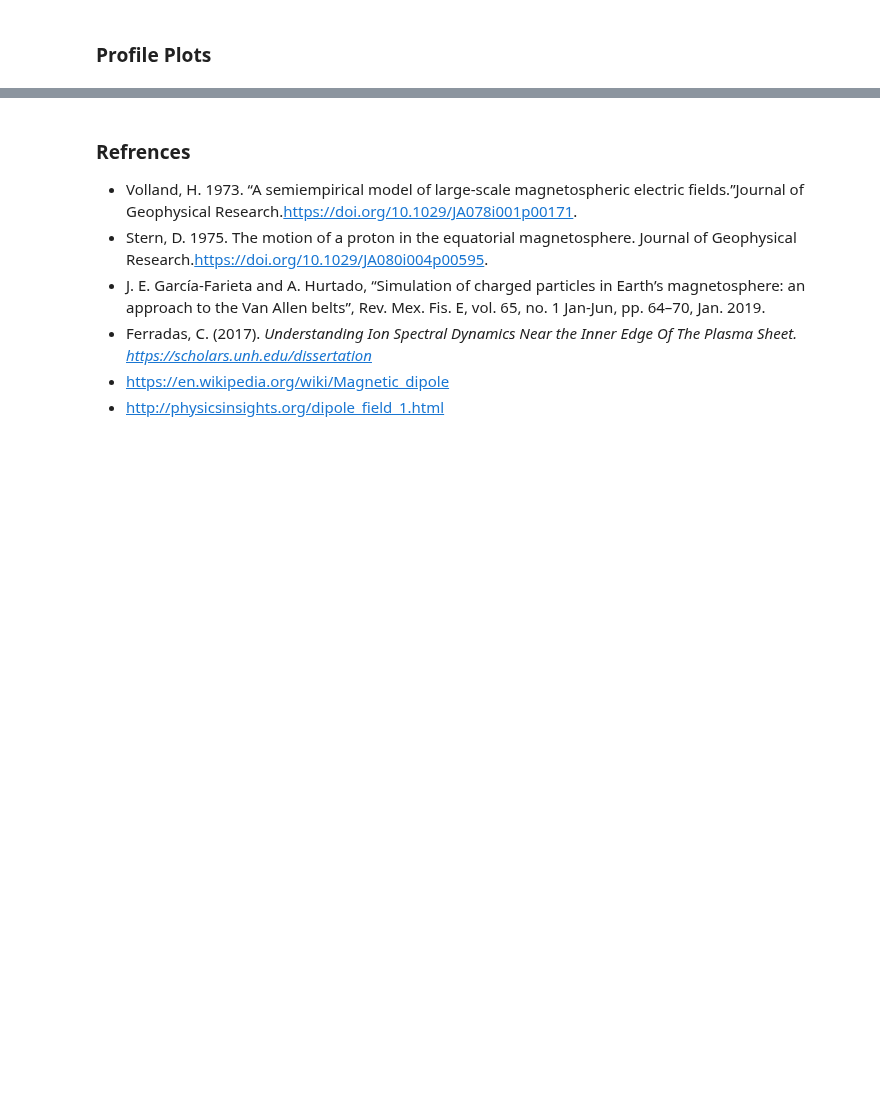
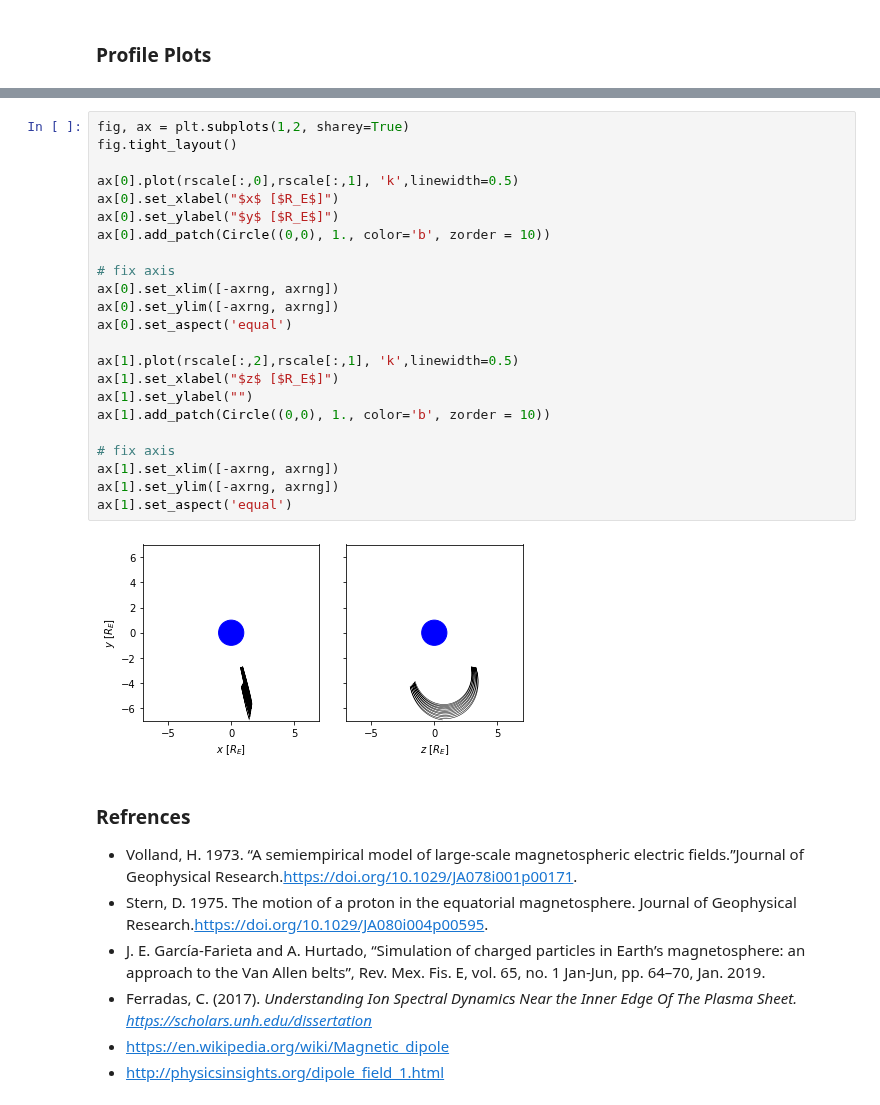
Before and after one commit to argallmr/imef, a Jupyter notebook: particle-tracing/boris-tracing/Dipole-VS.ipynb, the cells around one changed output, grey strips where cells are left out. Cells and saved outputs as stored; diff of their text form; blank space fills up the shorter version.

```diff
--- a/particle-tracing/boris-tracing/Dipole-VS.ipynb
+++ b/particle-tracing/boris-tracing/Dipole-VS.ipynb
@@ -242,3 +265,28 @@ ax[1].set_aspect('equal')
+# %%
+fig, ax = plt.subplots(1,2, sharey=True)
+fig.tight_layout()
+
+ax[0].plot(rscale[:,0],rscale[:,1], 'k',linewidth=0.5)
+ax[0].set_xlabel("$x$ [$R_E$]")
+ax[0].set_ylabel("$y$ [$R_E$]")
+ax[0].add_patch(Circle((0,0), 1., color='b', zorder = 10))
+
+# fix axis
+ax[0].set_xlim([-axrng, axrng])
+ax[0].set_ylim([-axrng, axrng])
+ax[0].set_aspect('equal')
+
+ax[1].plot(rscale[:,2],rscale[:,1], 'k',linewidth=0.5)
+ax[1].set_xlabel("$z$ [$R_E$]")
+ax[1].set_ylabel("")
+ax[1].add_patch(Circle((0,0), 1., color='b', zorder = 10))
+
+# fix axis
+ax[1].set_xlim([-axrng, axrng])
+ax[1].set_ylim([-axrng, axrng])
+ax[1].set_aspect('equal')
+# %% [output]
+[figure, added]
 # %% [markdown]
 ### Refrences
 * Volland, H. 1973. “A semiempirical model of large-scale magnetospheric electric fields.”Journal of Geophysical
```
Also changed, not shown: parts of 4 cells of this notebook, 1 other file.
